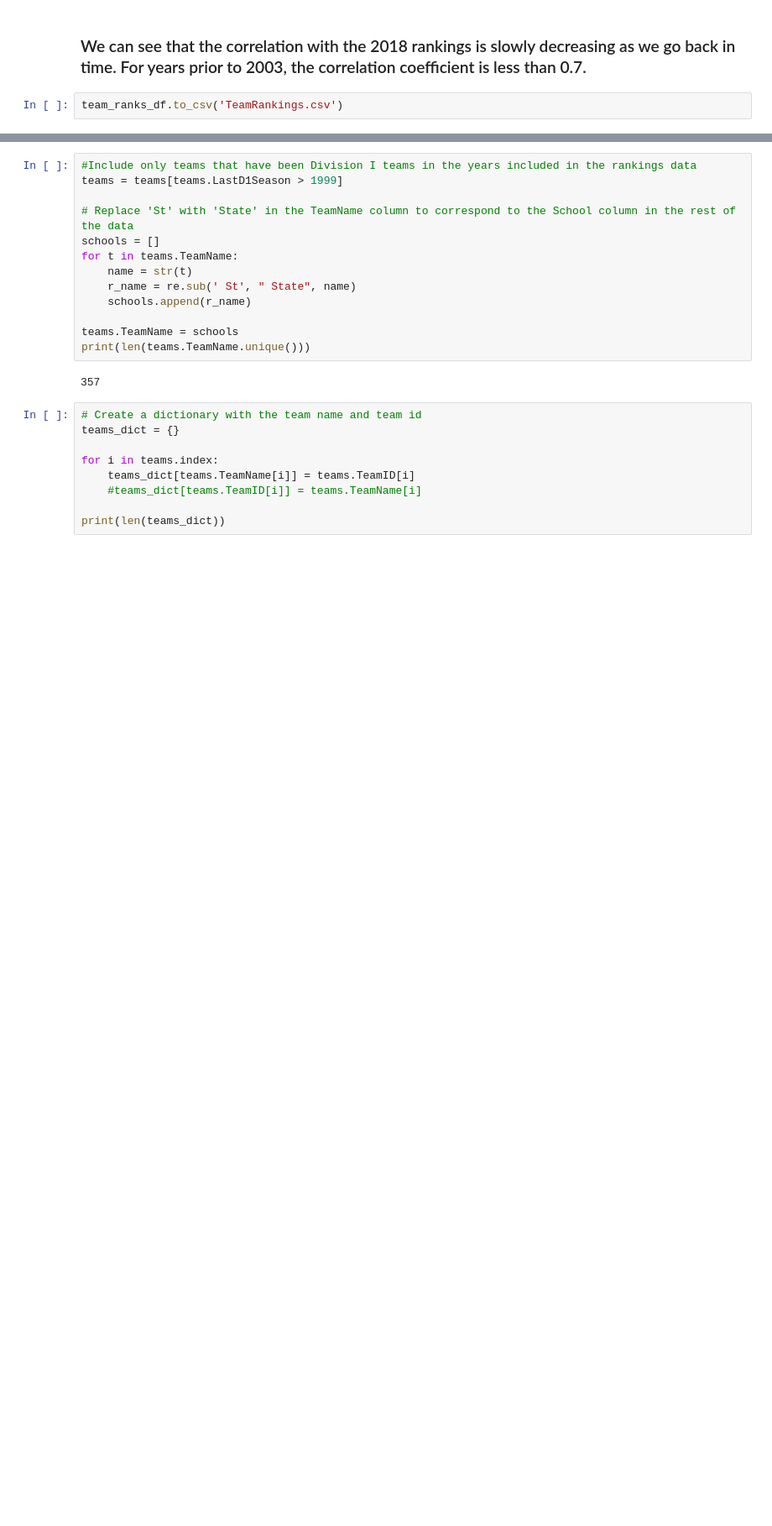
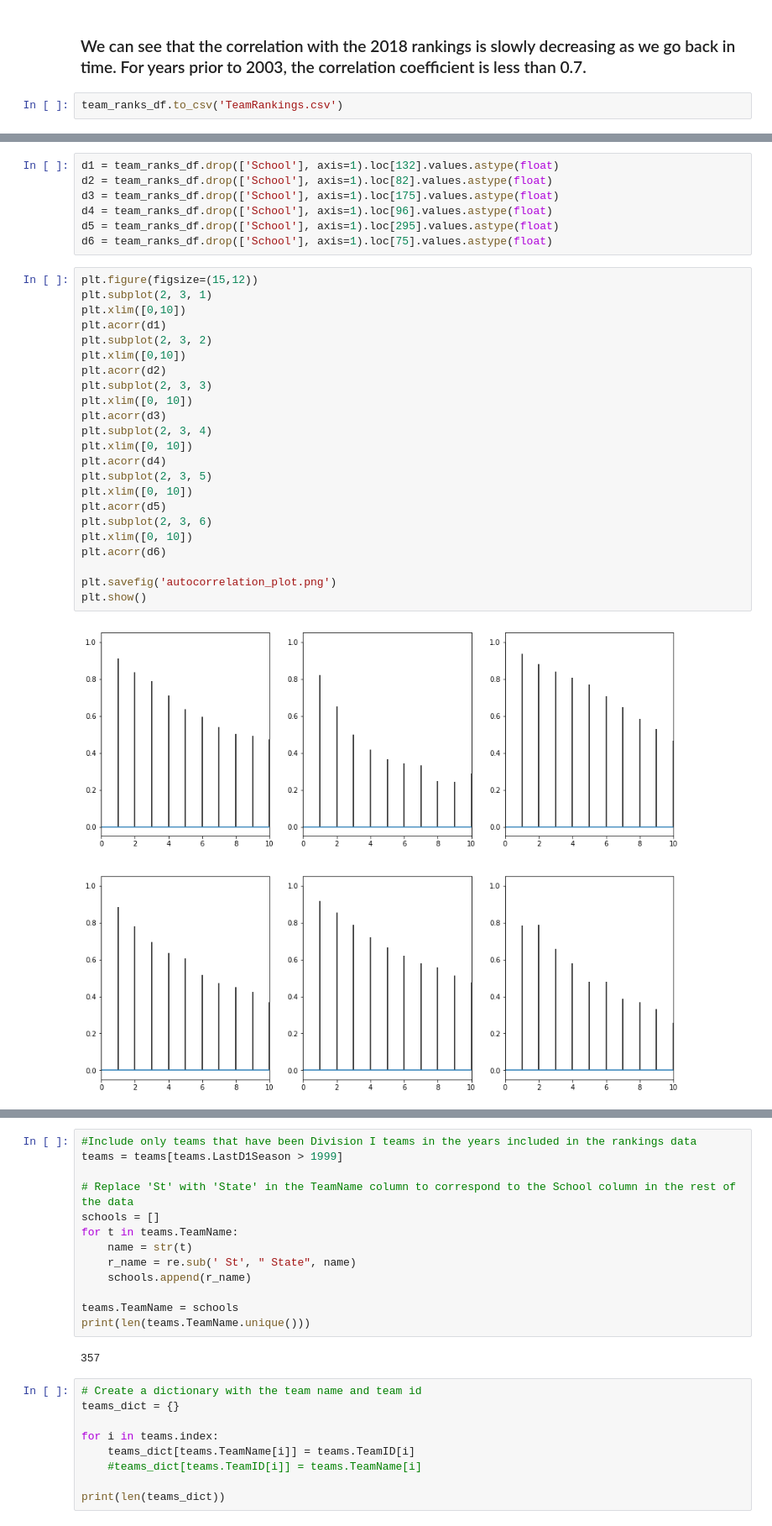
Before and after one commit to merlej/basketball-prediction, a Jupyter notebook: basketball_data_cleaning.ipynb, the cells around one changed output, grey strips where cells are left out. Shown at 84% size. Cells and saved outputs as stored; diff of their text form; blank space fills up the shorter version.

Commit message:
added autocorrelation plots and additional features

```diff
--- a/basketball_data_cleaning.ipynb
+++ b/basketball_data_cleaning.ipynb
@@ -123,0 +108,32 @@ plt.show()
+# %%
+d1 = team_ranks_df.drop(['School'], axis=1).loc[132].values.astype(float)
+d2 = team_ranks_df.drop(['School'], axis=1).loc[82].values.astype(float)
+d3 = team_ranks_df.drop(['School'], axis=1).loc[175].values.astype(float)
+d4 = team_ranks_df.drop(['School'], axis=1).loc[96].values.astype(float)
+d5 = team_ranks_df.drop(['School'], axis=1).loc[295].values.astype(float)
+d6 = team_ranks_df.drop(['School'], axis=1).loc[75].values.astype(float)
+# %%
+plt.figure(figsize=(15,12))
+plt.subplot(2, 3, 1)
+plt.xlim([0,10])
+plt.acorr(d1)
+plt.subplot(2, 3, 2)
+plt.xlim([0,10])
+plt.acorr(d2)
+plt.subplot(2, 3, 3)
+plt.xlim([0, 10])
+plt.acorr(d3)
+plt.subplot(2, 3, 4)
+plt.xlim([0, 10])
+plt.acorr(d4)
+plt.subplot(2, 3, 5)
+plt.xlim([0, 10])
+plt.acorr(d5)
+plt.subplot(2, 3, 6)
+plt.xlim([0, 10])
+plt.acorr(d6)
+
+plt.savefig('autocorrelation_plot.png')
+plt.show()
+# %% [output]
+[figure, added]
```
Also changed, not shown: parts of 19 cells of this notebook.
